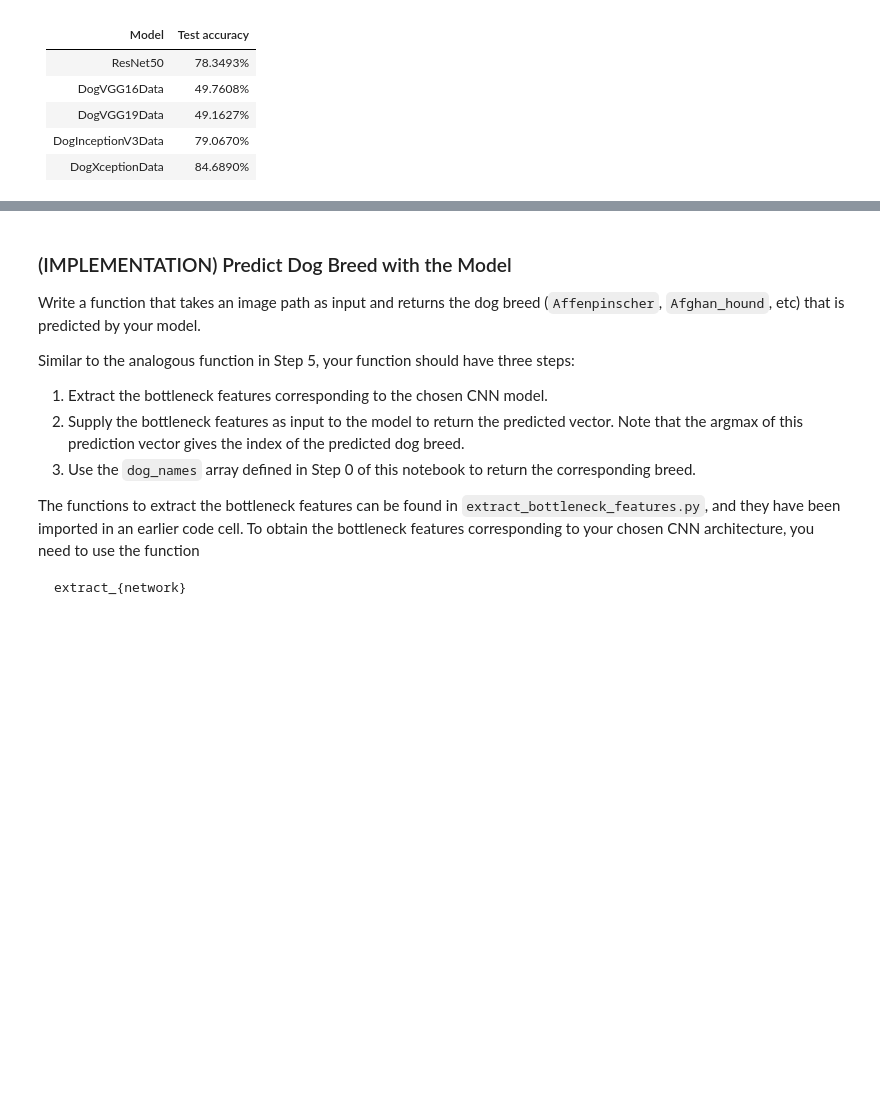
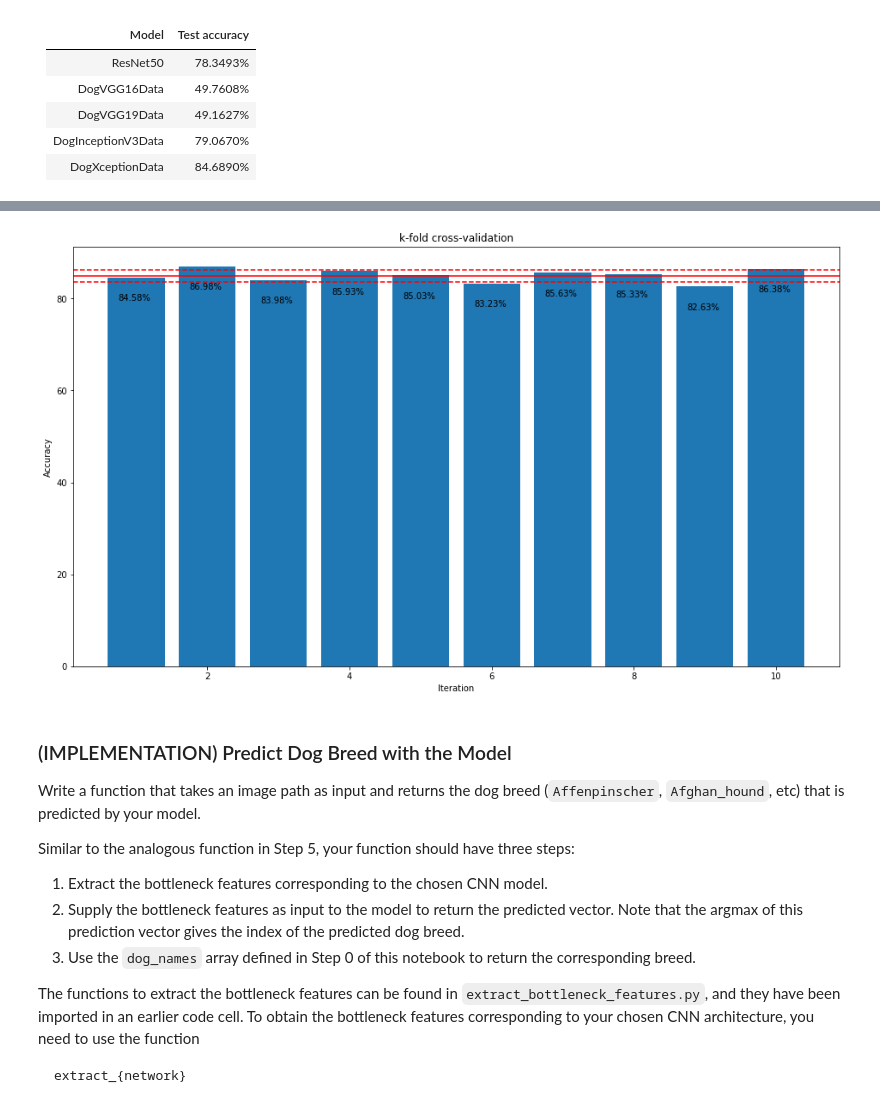
Before and after one commit to paco23ch/data_science_capstone, a Jupyter notebook: dog_app.ipynb, the cells around one changed output, grey strips where cells are left out. Cells and saved outputs as stored; diff of their text form; code cells hidden in the pictures; blank space fills up the shorter version.

Commit message:
Latest updates for k-fold

```diff
--- a/dog_app.ipynb
+++ b/dog_app.ipynb
@@ -867,0 +922,28 @@ Test accuracy: 85.8852%
+# %%
+from keras.models import Sequential
+from keras.layers import Dense
+from sklearn.model_selection import KFold
+import numpy
+# fix random seed for reproducibility
+seed = 7
+numpy.random.seed(seed)
+X = train_myset
+Y = train_targets
+# load pima indians dataset
+# define 10-fold cross validation test harness
+kfold = KFold(n_splits=10, shuffle=True, random_state=seed)
+cvscores = []
+for train, test in kfold.split(train_myset, train_targets):
+  # create model
+    model = Sequential()
+    model.add(GlobalAveragePooling2D(input_shape=train_myset.shape[1:]))
+    model.add(Dense(133, activation='softmax'))
+    # Compile model
+    model.compile(loss='categorical_crossentropy', optimizer='rmsprop', metrics=['accuracy'])
+    # Fit the model
+    model.fit(X[train], Y[train], epochs=5, batch_size=10, verbose=0)
+    # evaluate the model
+    scores = model.evaluate(X[test], Y[test], verbose=0)
+    print("%s: %.2f%%" % (model.metrics_names[1], scores[1]*100))
+    cvscores.append(scores[1] * 100)
+print("%.2f%% (+/- %.2f%%)" % (numpy.mean(cvscores), numpy.std(cvscores)))
@@ -868,3 +962,21 @@ Test accuracy: 85.8852%
+# %%
+import matplotlib.pyplot as plt
+
+mean = numpy.mean(cvscores)
+std = numpy.std(cvscores)
+
+plt.figure(figsize=(16,9))
+plt.bar(x=np.arange(1,11), height=cvscores)
+plt.title('k-fold cross-validation')
+plt.xlabel('Iteration')
+plt.ylabel('Accuracy');
+for i in np.arange(1,11):
+    plt.annotate("{:.2f}%".format(cvscores[i-1]),(i-0.25,cvscores[i-1]-5))
+plt.axhline(mean,color='red')
+plt.axhline(mean-std,color='red',ls='--')
+plt.axhline(mean+std,color='red',ls='--');
+# %% [output]
+[figure, added]
 # %% [markdown]
 ### (IMPLEMENTATION) Predict Dog Breed with the Model
 
```
Also changed, not shown: parts of 8 cells of this notebook, 2 other files.
